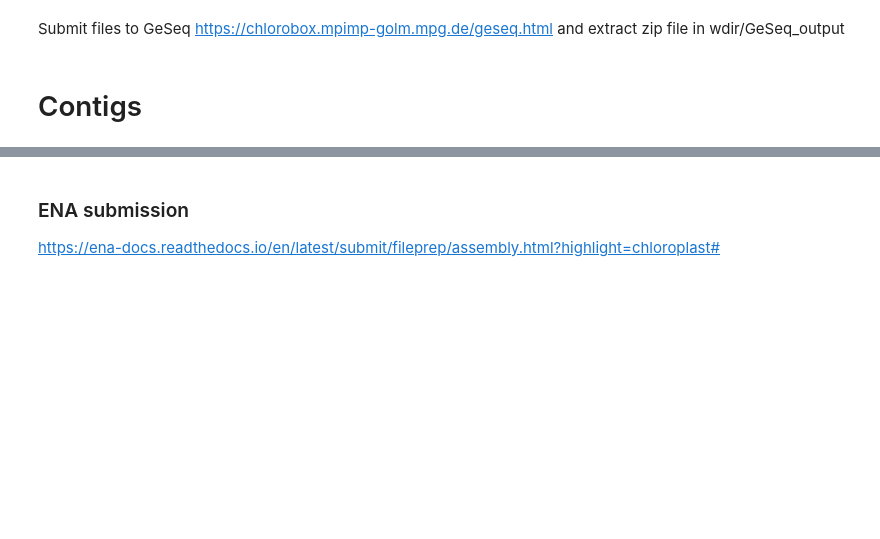
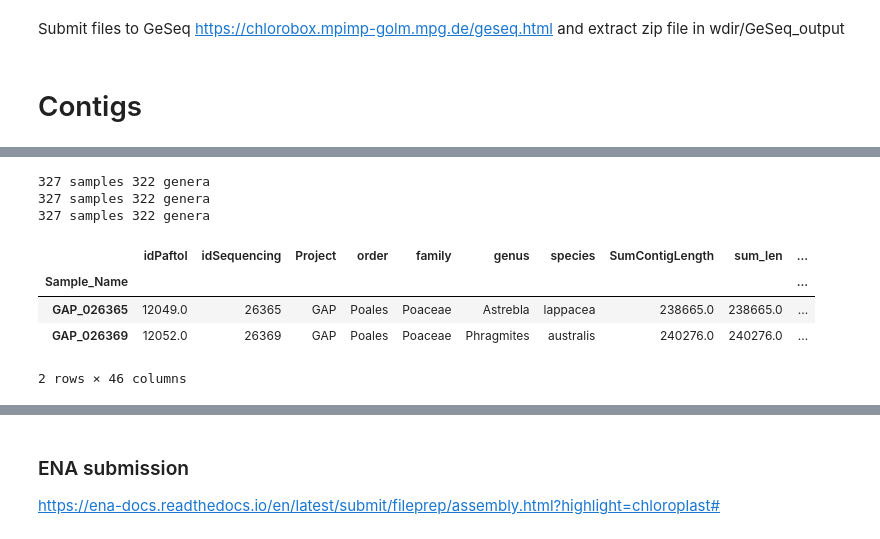
Before and after one commit to RBGKew/cpDNA, a Jupyter notebook: ENA_plastome_submission.ipynb, the cells around one changed output, grey strips where cells are left out. Drawn from its saved outputs; the diff is of its cells as text; code cells hidden in the pictures; blank space fills up the shorter version.

```diff
--- a/ENA_plastome_submission.ipynb
+++ b/ENA_plastome_submission.ipynb
@@ -118,11 +170,25 @@ references.head(2)
 # %%
 incomplete_pt = Org_df[(Org_df.Assembly.isin(['circular genome','circular genome with gaps'])==False) &
                    (Org_df.pt_recovered==True)]
 print(incomplete_pt.shape[0],'samples',incomplete_pt.genus.nunique(),'genera')
 incomplete_pt = incomplete_pt[incomplete_pt.Sum_len_pt<200000].set_index('Sample_Name')
 print(incomplete_pt.shape[0],'samples',incomplete_pt.genus.nunique(),'genera')
 ### Random subset for test
-incomplete_pt = incomplete_pt.sample(n=100)
+### Paul B. - changed from random sampling: incomplete_pt = incomplete_pt.sample(n=500)
+###incomplete_pt = incomplete_pt.head(500)
 print(incomplete_pt.shape[0],'samples',incomplete_pt.genus.nunique(),'genera')
 incomplete_pt[:2]
+#incomplete_pt[ incomplete_pt.SeqID == 'SRR9611034' ] ### PaulB. - this works
+###incomplete_pt[ incomplete_pt.Sample_Name == 'SRR9611034' ] ### PaulB. - but have lost access to Sample_Name - I think it has become the index.
+###incomplete_pt.loc['Sample_Name','SeqID']### Accessing the index with a string value fails though I think this is what you need to do.
+###Org_df[ Org_df.Sample_Name == 'SRR8666819']### Paul B - still present at this point - OK
+# %% [output]
+327 samples 322 genera
+327 samples 322 genera
+327 samples 322 genera
+|  | idPaftol | idSequencing | Project | order | family | genus | species | SumContigLength | sum_len | ... |
+| Sample_Name |  |  |  |  |  |  |  |  |  | ... |
+| GAP_026365 | 12049.0 | 26365 | GAP | Poales | Poaceae | Astrebla | lappacea | 238665.0 | 238665.0 | ... |
+| GAP_026369 | 12052.0 | 26369 | GAP | Poales | Poaceae | Phragmites | australis | 240276.0 | 240276.0 | ... |
+2 rows × 46 columns
 # %%
```
Also changed, not shown: parts of 27 cells of this notebook.
